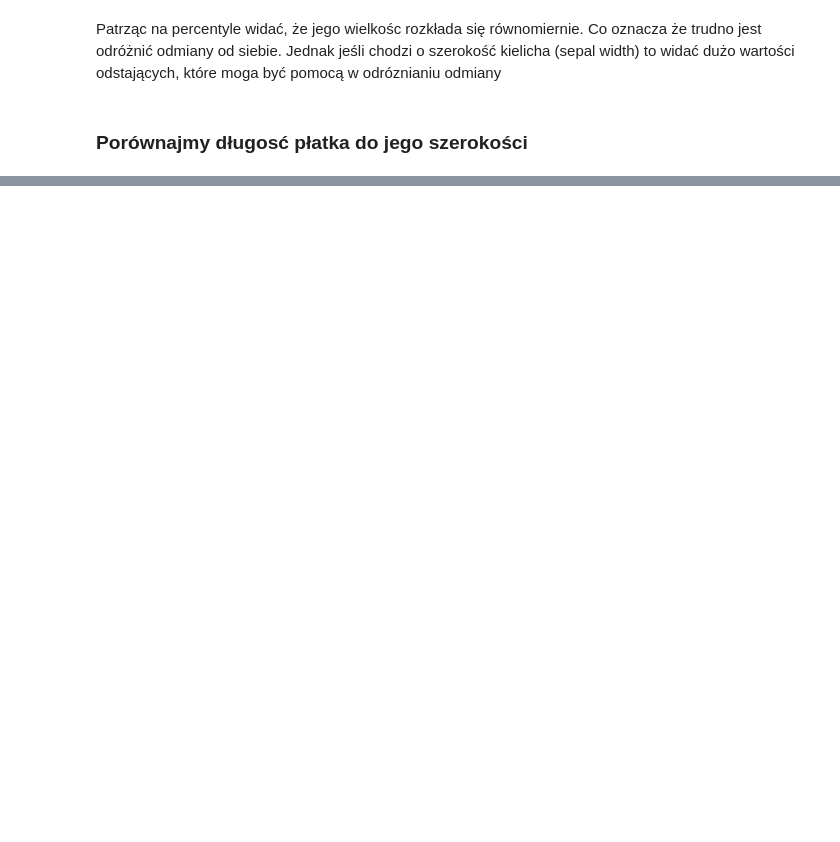
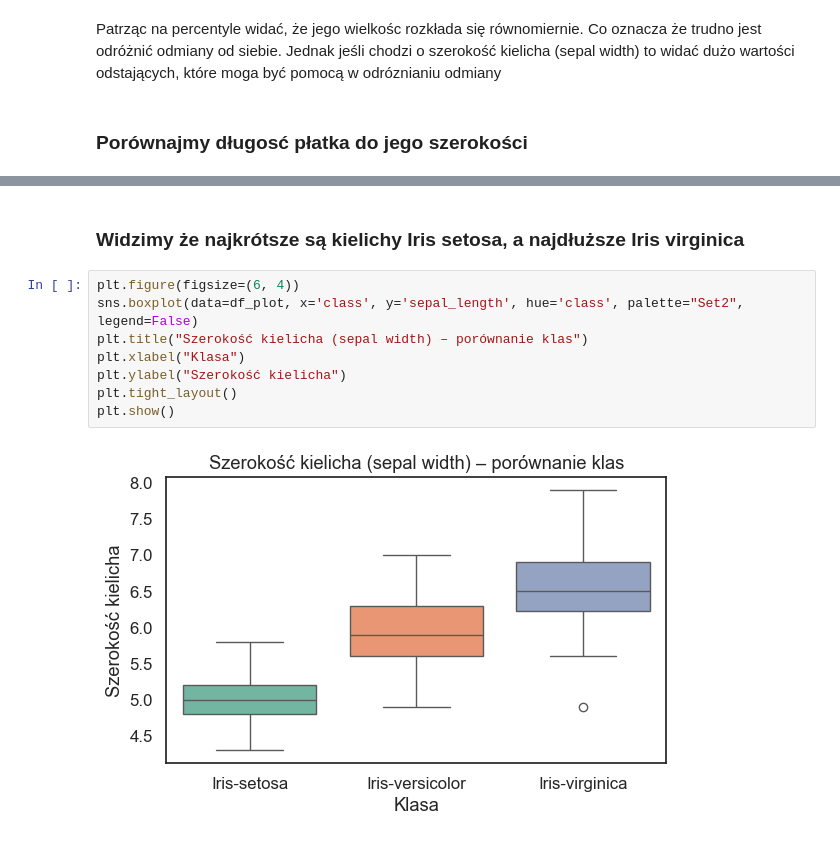
Before and after one commit to Himap-3478/ds_ai_portfolio, a Jupyter notebook: docs/Irysy/irysy.ipynb, the cells around one changed output, grey strips where cells are left out. Drawn from its saved outputs; the diff is of its cells as text; blank space fills up the shorter version.

```diff
--- a/docs/Irysy/irysy.ipynb
+++ b/docs/Irysy/irysy.ipynb
@@ -141,0 +154,12 @@ df[['długość płatka (petal length)','szerokość płatka (petal width)']].pl
+# %% [markdown]
+### Widzimy że najkrótsze są kielichy Iris setosa, a najdłuższe Iris virginica
+# %%
+plt.figure(figsize=(6, 4))
+sns.boxplot(data=df_plot, x='class', y='sepal_length', hue='class', palette="Set2", legend=False)
+plt.title("Szerokość kielicha (sepal width) – porównanie klas")
+plt.xlabel("Klasa")
+plt.ylabel("Szerokość kielicha")
+plt.tight_layout()
+plt.show()
+# %% [output]
+[figure, added]
```
Also changed, not shown: parts of 23 cells of this notebook, 11 other files.
